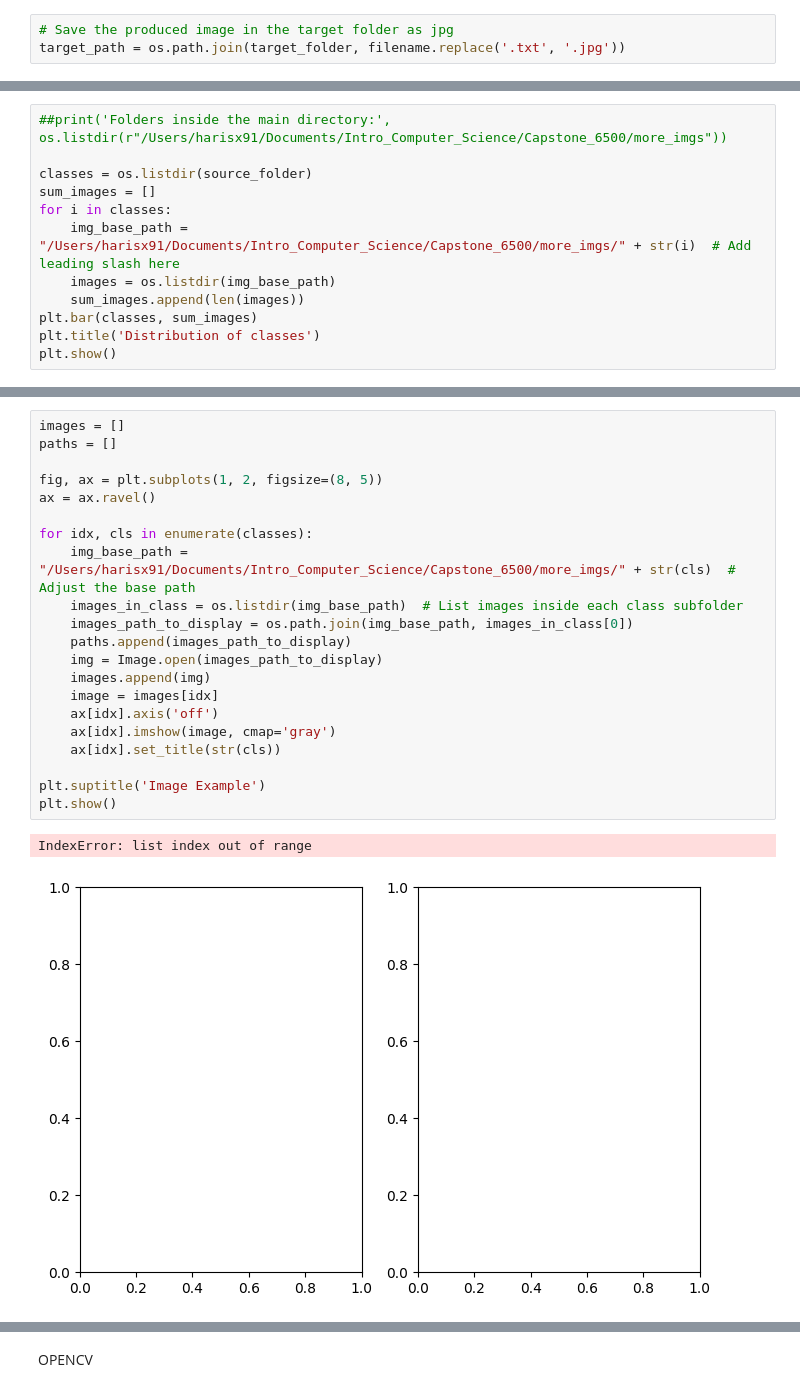
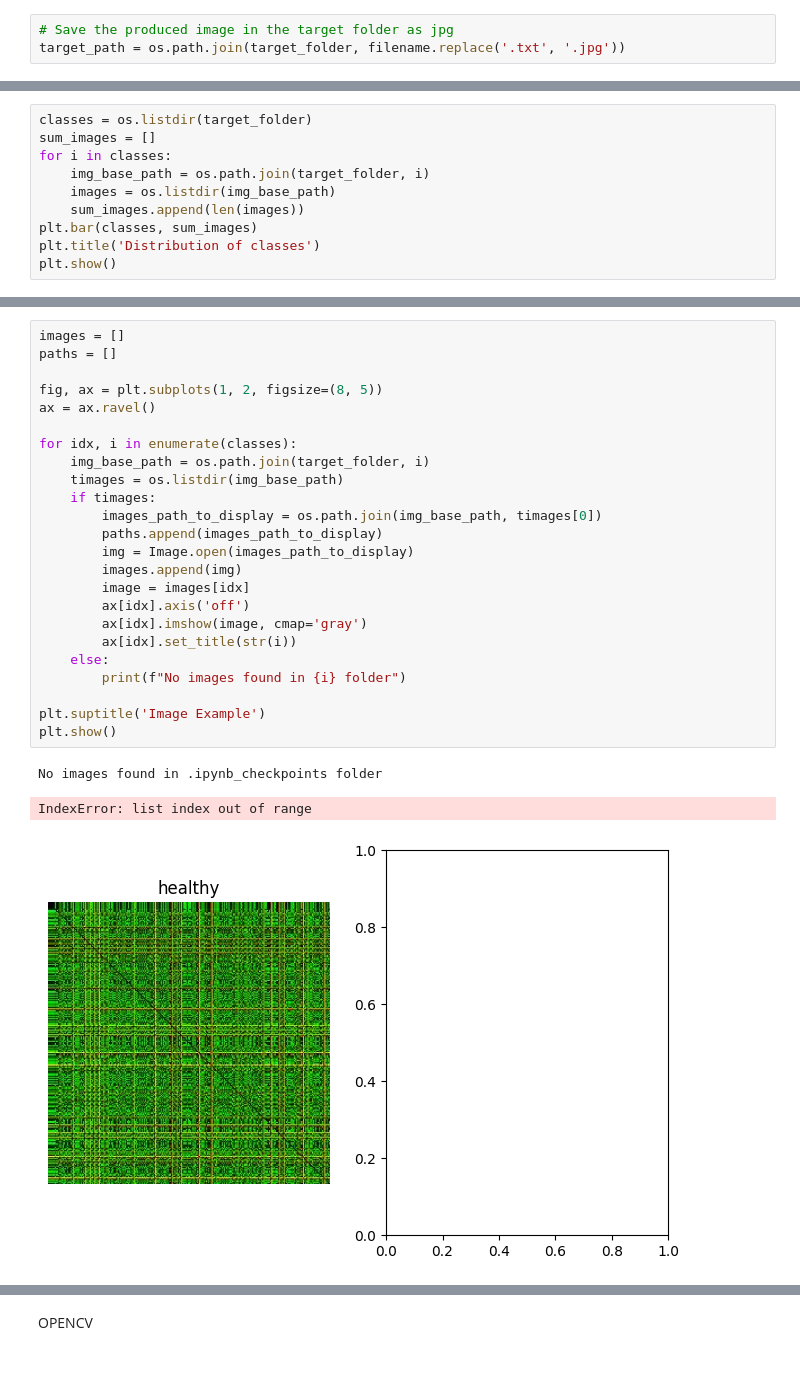
Before and after one commit to harisx91/Capstone_6500, a Jupyter notebook: SLP_Voiced_Project.ipynb, the cells around one changed output, grey strips where cells are left out. Drawn from its saved outputs; the diff is of its cells as text; blank space fills up the shorter version.

```diff
--- a/SLP_Voiced_Project.ipynb
+++ b/SLP_Voiced_Project.ipynb
@@ -566,10 +565,8 @@ pil_img.save(target_path)
 # %%
-##print('Folders inside the main directory:', os.listdir(r"/Users/harisx91/Documents/Intro_Computer_Science/Capstone_6500/more_imgs"))
-
-classes = os.listdir(source_folder)
+classes = os.listdir(target_folder)
 sum_images = []
 for i in classes:
-    img_base_path = "/Users/harisx91/Documents/Intro_Computer_Science/Capstone_6500/more_imgs/" + str(i)  # Add leading slash here
+    img_base_path = os.path.join(target_folder, i)
     images = os.listdir(img_base_path)
     sum_images.append(len(images))
 plt.bar(classes, sum_images)
@@ -580,24 +577,28 @@ plt.show()
 # %%
 images = []
 paths = []
 
 fig, ax = plt.subplots(1, 2, figsize=(8, 5))
 ax = ax.ravel()
 
-for idx, cls in enumerate(classes):
-    img_base_path = "/Users/harisx91/Documents/Intro_Computer_Science/Capstone_6500/more_imgs/" + str(cls)  # Adjust the base path
-    images_in_class = os.listdir(img_base_path)  # List images inside each class subfolder
-    images_path_to_display = os.path.join(img_base_path, images_in_class[0])
-    paths.append(images_path_to_display)
-    img = Image.open(images_path_to_display)
-    images.append(img)
-    image = images[idx]
-    ax[idx].axis('off')
-    ax[idx].imshow(image, cmap='gray')
-    ax[idx].set_title(str(cls))
+for idx, i in enumerate(classes):
+    img_base_path = os.path.join(target_folder, i)
+    timages = os.listdir(img_base_path)
+    if timages:
+        images_path_to_display = os.path.join(img_base_path, timages[0])
+        paths.append(images_path_to_display)
+        img = Image.open(images_path_to_display)
+        images.append(img)
+        image = images[idx]
+        ax[idx].axis('off')
+        ax[idx].imshow(image, cmap='gray')
+        ax[idx].set_title(str(i))
+    else:
+        print(f"No images found in {i} folder")
 
 plt.suptitle('Image Example')
 plt.show()
 # %% [output]
-IndexError: list index out of range
+No images found in .ipynb_checkpoints folder
+IndexError: list index out of range
-[figure, old version]
+[figure, new version]
```
Also changed, not shown: parts of 14 cells of this notebook, 7 other files.
